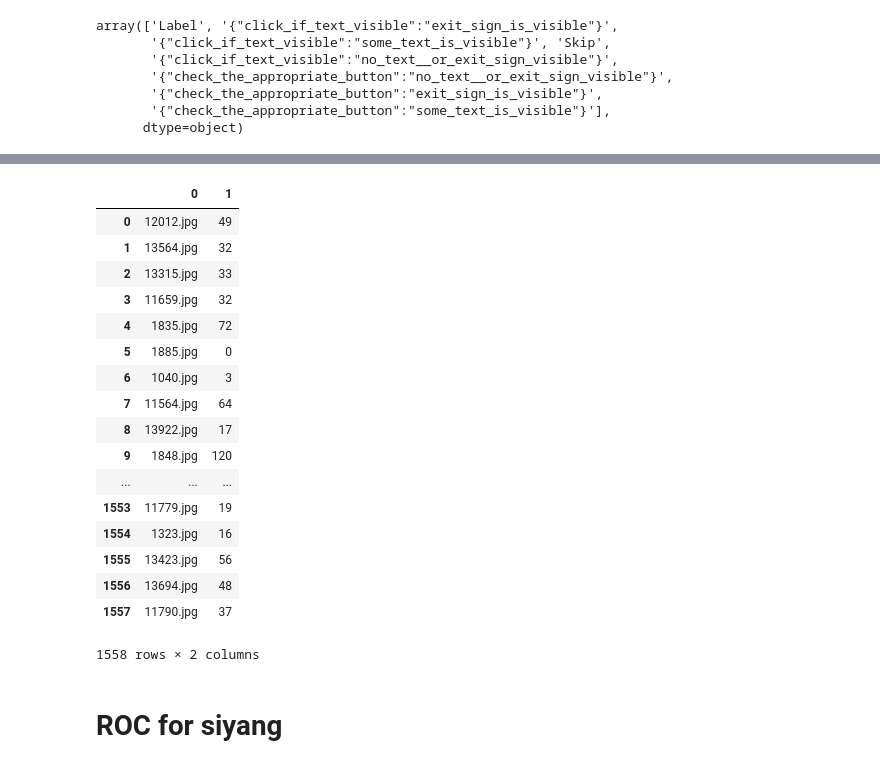
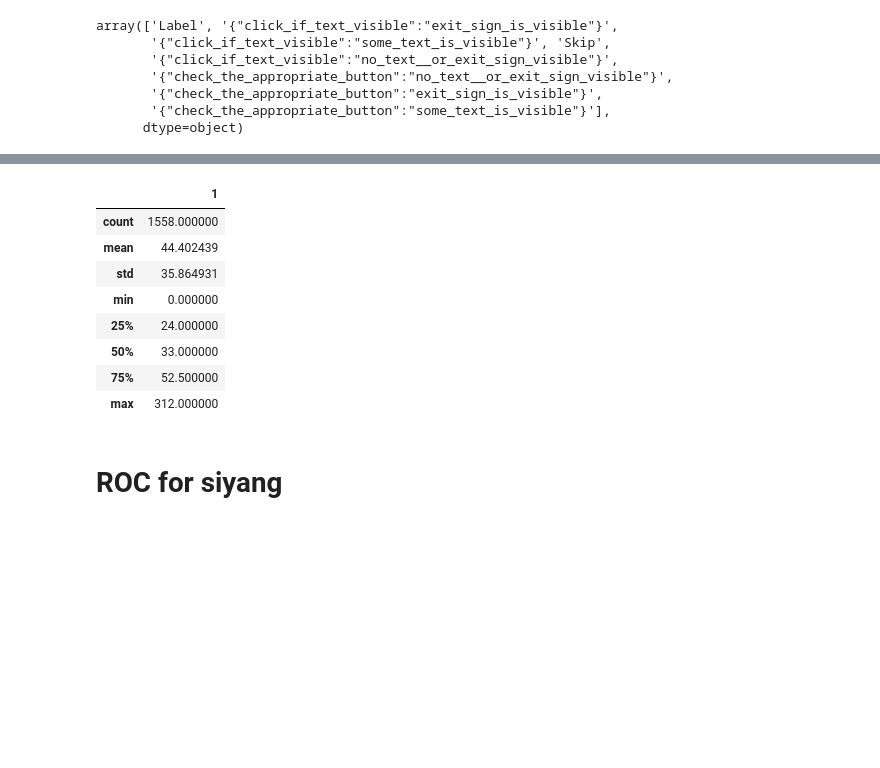
Before and after one commit to WaitingZhan/MLkit-vs-Siyang, a Jupyter notebook: siyang result/Receiver Operating Characteristics.ipynb, the cells around one changed output, grey strips where cells are left out. Drawn from its saved outputs; the diff is of its cells as text; code cells hidden in the pictures; blank space fills up the shorter version.

```diff
--- a/siyang result/Receiver Operating Characteristics.ipynb
+++ b/siyang result/Receiver Operating Characteristics.ipynb
@@ -122,26 +122,17 @@ ground_truth
 # %%
 siyangdata = pd.read_csv('siyang.csv', header=None)
 # %%
-siyangdata
+siyangdata.describe()
 # %% [output]
-|  | 0 | 1 |
-| 0 | 12012.jpg | 49 |
-| 1 | 13564.jpg | 32 |
-| 2 | 13315.jpg | 33 |
-| 3 | 11659.jpg | 32 |
-| 4 | 1835.jpg | 72 |
-| 5 | 1885.jpg | 0 |
-| 6 | 1040.jpg | 3 |
-| 7 | 11564.jpg | 64 |
-| 8 | 13922.jpg | 17 |
-| 9 | 1848.jpg | 120 |
-| ... | ... | ... |
-| 1553 | 11779.jpg | 19 |
-| 1554 | 1323.jpg | 16 |
-| 1555 | 13423.jpg | 56 |
-| 1556 | 13694.jpg | 48 |
-| 1557 | 11790.jpg | 37 |
+|  | 1 |
+| count | 1558.000000 |
+| mean | 44.402439 |
+| std | 35.864931 |
+| min | 0.000000 |
+| 25% | 24.000000 |
+| 50% | 33.000000 |
+| 75% | 52.500000 |
+| max | 312.000000 |
-1558 rows × 2 columns
 # %%
 image = siyangdata[0]
 siyangresult = siyangdata[1]
```
Also changed, not shown: parts of 6 cells of this notebook.
